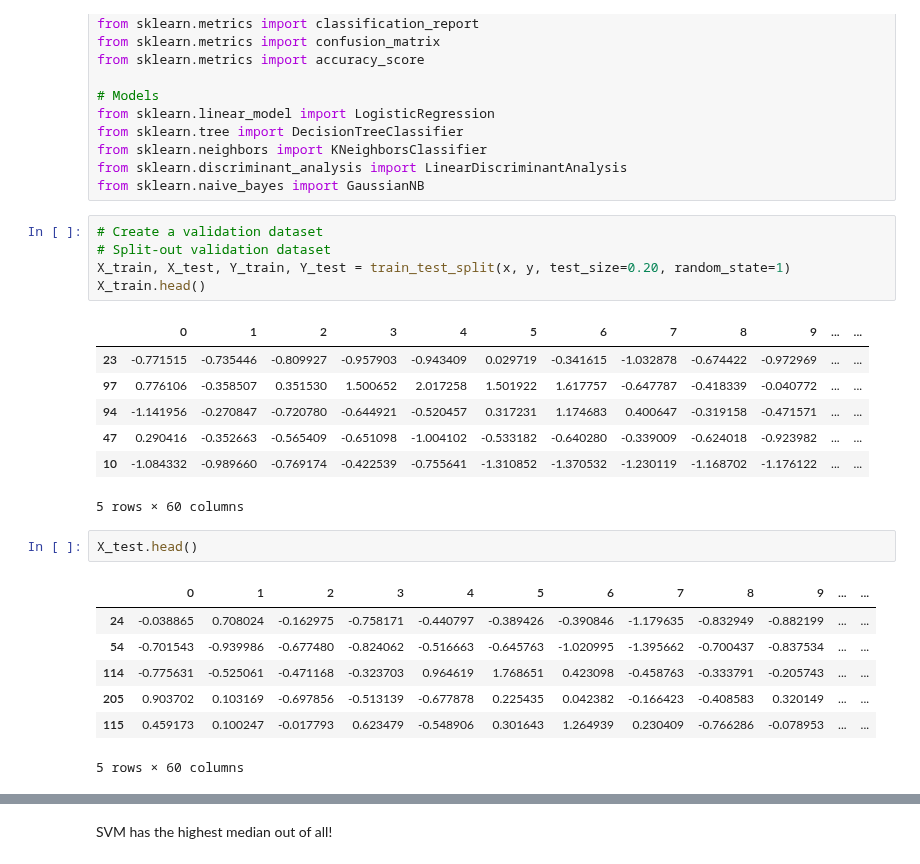
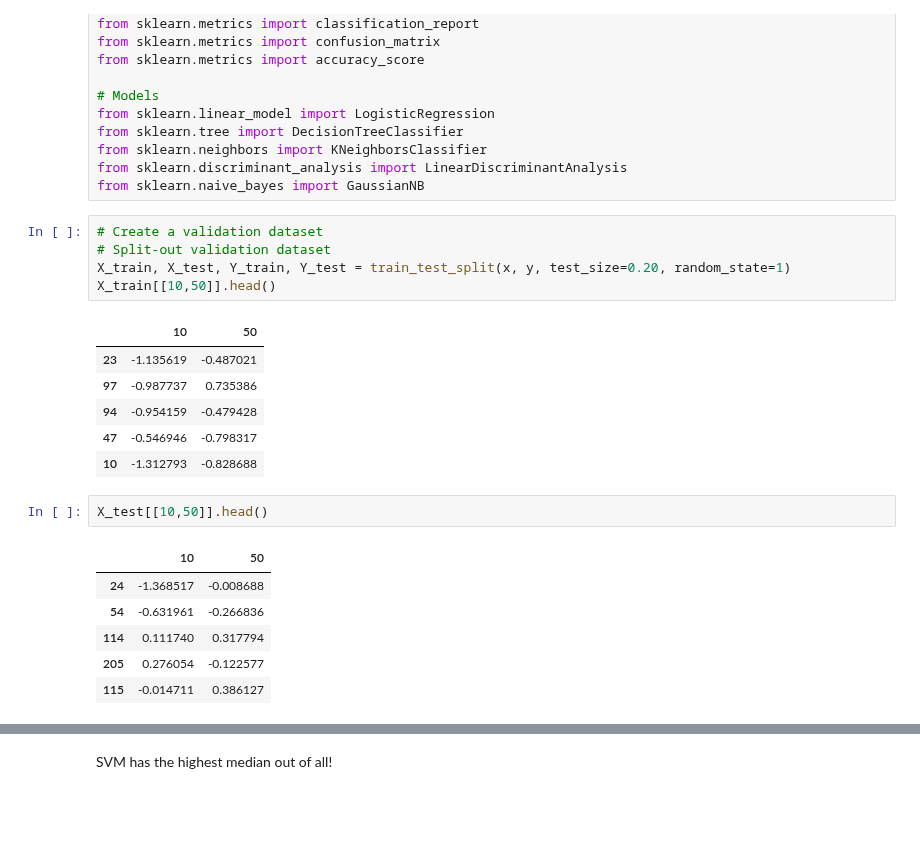
Before and after one commit to borodark/ie7860, a Jupyter notebook: SVM on the Sonar Dataset.ipynb, the cells around one changed output, grey strips where cells are left out. Drawn from its saved outputs; the diff is of its cells as text; blank space fills up the shorter version.

```diff
--- a/SVM on the Sonar Dataset.ipynb
+++ b/SVM on the Sonar Dataset.ipynb
@@ -194,26 +192,24 @@ from sklearn.naive_bayes import GaussianNB
 # %%
 # Create a validation dataset
 # Split-out validation dataset
 X_train, X_test, Y_train, Y_test = train_test_split(x, y, test_size=0.20, random_state=1)
-X_train.head()
+X_train[[10,50]].head()
 # %% [output]
-|  | 0 | 1 | 2 | 3 | 4 | 5 | 6 | 7 | 8 | 9 | ... | ... |
-| 23 | -0.771515 | -0.735446 | -0.809927 | -0.957903 | -0.943409 | 0.029719 | -0.341615 | -1.032878 | -0.674422 | -0.972969 | ... | ... |
-| 97 | 0.776106 | -0.358507 | 0.351530 | 1.500652 | 2.017258 | 1.501922 | 1.617757 | -0.647787 | -0.418339 | -0.040772 | ... | ... |
-| 94 | -1.141956 | -0.270847 | -0.720780 | -0.644921 | -0.520457 | 0.317231 | 1.174683 | 0.400647 | -0.319158 | -0.471571 | ... | ... |
-| 47 | 0.290416 | -0.352663 | -0.565409 | -0.651098 | -1.004102 | -0.533182 | -0.640280 | -0.339009 | -0.624018 | -0.923982 | ... | ... |
-| 10 | -1.084332 | -0.989660 | -0.769174 | -0.422539 | -0.755641 | -1.310852 | -1.370532 | -1.230119 | -1.168702 | -1.176122 | ... | ... |
+|  | 10 | 50 |
+| 23 | -1.135619 | -0.487021 |
+| 97 | -0.987737 | 0.735386 |
+| 94 | -0.954159 | -0.479428 |
+| 47 | -0.546946 | -0.798317 |
+| 10 | -1.312793 | -0.828688 |
-5 rows × 60 columns
 # %%
-X_test.head()
+X_test[[10,50]].head()
 # %% [output]
-|  | 0 | 1 | 2 | 3 | 4 | 5 | 6 | 7 | 8 | 9 | ... | ... |
-| 24 | -0.038865 | 0.708024 | -0.162975 | -0.758171 | -0.440797 | -0.389426 | -0.390846 | -1.179635 | -0.832949 | -0.882199 | ... | ... |
-| 54 | -0.701543 | -0.939986 | -0.677480 | -0.824062 | -0.516663 | -0.645763 | -1.020995 | -1.395662 | -0.700437 | -0.837534 | ... | ... |
-| 114 | -0.775631 | -0.525061 | -0.471168 | -0.323703 | 0.964619 | 1.768651 | 0.423098 | -0.458763 | -0.333791 | -0.205743 | ... | ... |
-| 205 | 0.903702 | 0.103169 | -0.697856 | -0.513139 | -0.677878 | 0.225435 | 0.042382 | -0.166423 | -0.408583 | 0.320149 | ... | ... |
-| 115 | 0.459173 | 0.100247 | -0.017793 | 0.623479 | -0.548906 | 0.301643 | 1.264939 | 0.230409 | -0.766286 | -0.078953 | ... | ... |
+|  | 10 | 50 |
+| 24 | -1.368517 | -0.008688 |
+| 54 | -0.631961 | -0.266836 |
+| 114 | 0.111740 | 0.317794 |
+| 205 | 0.276054 | -0.122577 |
+| 115 | -0.014711 | 0.386127 |
-5 rows × 60 columns
 # %%
 # Spot Check Algorithms
 models = []
```
Also changed, not shown: parts of 10 cells of this notebook, 11 other files.
